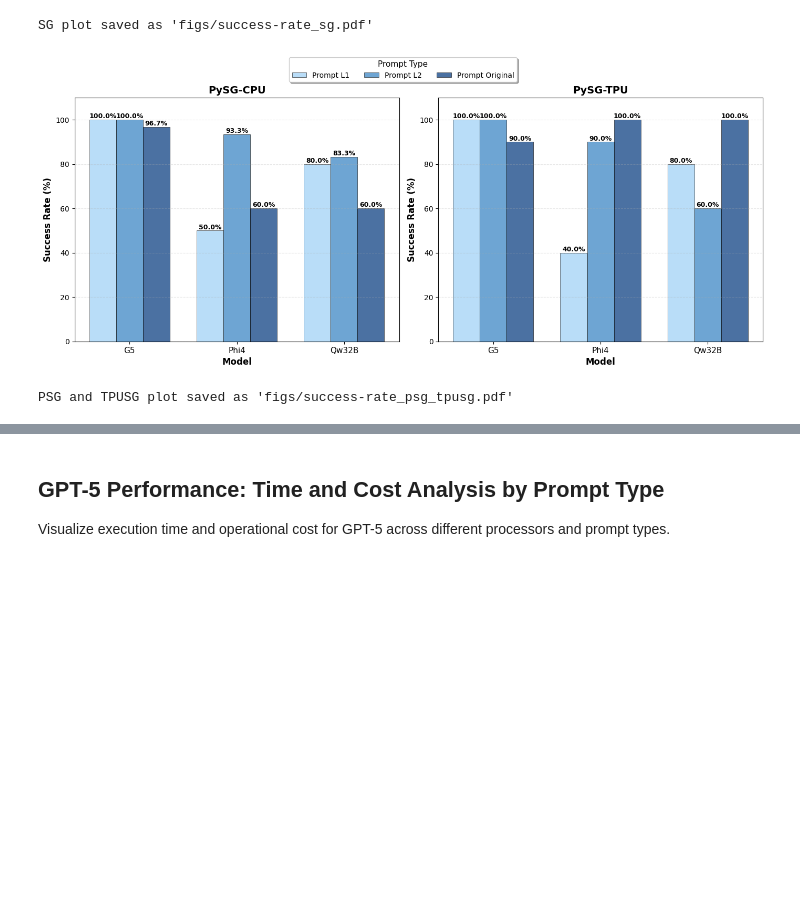
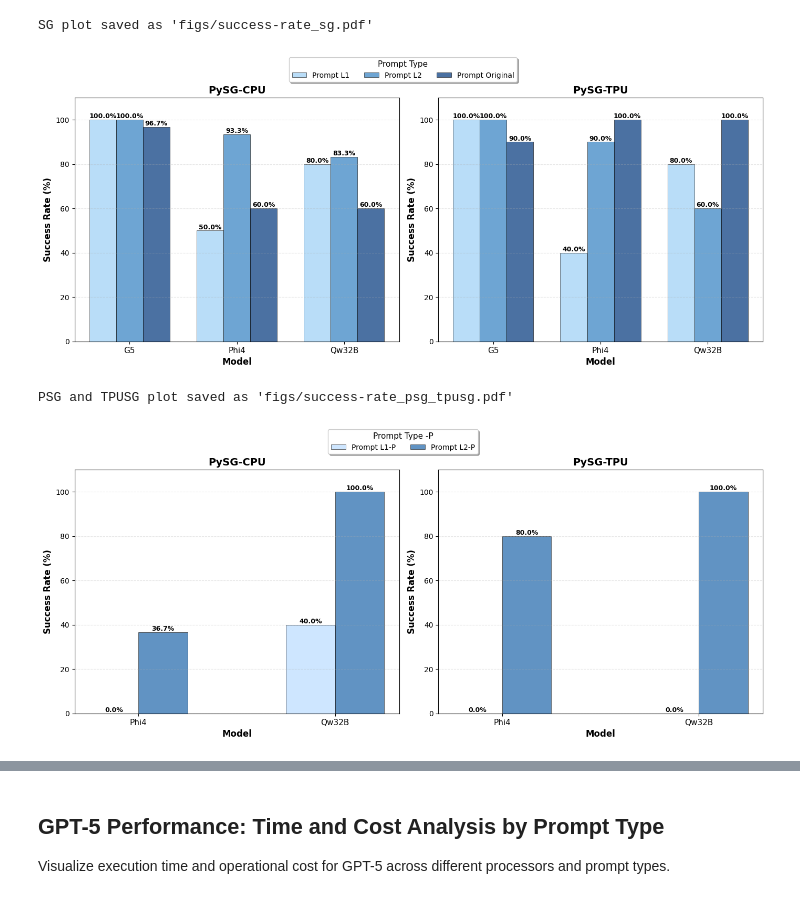
Before and after one commit to noahwo/benchmark-tinyml_llm-2026, a Jupyter notebook: plot-exploration/for-abla/success-rate_ablation.ipynb, the cells around one changed output, grey strips where cells are left out. Drawn from its saved outputs; the diff is of its cells as text; code cells hidden in the pictures; blank space fills up the shorter version.

Commit message:
csv files under plottings are ready, good to plot

```diff
--- a/plot-exploration/for-abla/success-rate_ablation.ipynb
+++ b/plot-exploration/for-abla/success-rate_ablation.ipynb
@@ -23,8 +23,12 @@ PROCESSOR_LABELS = { "dp": "DP",
 PROMPT_TYPE_LABELS = {
     'abla-l1': 'Prompt L1',
     'abla-l2': 'Prompt L2',
-    'original': 'Prompt Original'
+    'original': 'Prompt Original',
+    'abla-1p': 'Prompt L1-P',
+    'abla-2p': 'Prompt L2-P',
 }
 MODEL_ORDER_PREF = list(MODEL_LABELS.keys())
 PROCESSOR_ORDER_PREF = list(PROCESSOR_LABELS.keys())
 TYPE_ORDER_PREF = list(PROMPT_TYPE_LABELS.keys())
+
+print(TYPE_ORDER_PREF)
@@ -119,19 +125,24 @@ success_rates
 # %%
 # Define the order of elements
-prompt_types = ['abla-l1', 'abla-l2', 'original']
+prompt_types_all = TYPE_ORDER_PREF
+prompt_types_base = ['abla-l1', 'abla-l2', 'original']  # apply to all models
+prompt_types_p_only = ['abla-1p', 'abla-2p']            # apply to non-GPT models
 models = ['gpt-5', 'phi4', 'qwen32']
+non_gpt_models = [m for m in models if not m.startswith('gpt')]
 
 # Define colors for each prompt_type (gradient blue: light -> medium -> dark)
 colors = {
     'abla-l1': '#a8d5f7',      # light blue (shallow)
     'abla-l2': '#4a8fc9',      # medium blue
-    'original': '#1e4d8b'      # dark blue (deep)
+    'original': '#1e4d8b',     # dark blue (deep)
+    'abla-1p': '#c2e0ff',      # light blue (shallow)
+    'abla-2p': '#3a78b5',      # medium blue
 }
 
 # Bar width and positions
 bar_width = 0.25
 
-# ============= PLOT 1: SG Processor (GPT-5 Only) =============
+# ============= PLOT 1: SG Processor (GPT-5 Only, base prompts) =============
 fig1, ax1 = plt.subplots(1, 1, figsize=(8, 6))
 
 processor = 'sg'
@@ -146,8 +157,9 @@ data_subset = success_rates[(success_rates['processor'] == processor) &
 x_position = 0
 x_positions_sg = np.array([x_position])
 
-# Plot bars for each prompt_type
-for prompt_idx, prompt_type in enumerate(prompt_types):
+# Plot bars for each base prompt_type
+center_base = (len(prompt_types_base) - 1) / 2
+for prompt_idx, prompt_type in enumerate(prompt_types_base):
     prompt_data = data_subset[data_subset['prompt_type'] == prompt_type]
 
     # Get success rate for GPT-5
@@ -157,7 +169,7 @@ for prompt_idx, prompt_type in enumerate(prompt_types):
         value = 0
 
     # Calculate position for this prompt_type's bar
-    position = x_position + (prompt_idx - 1) * bar_width
+    position = x_position + (prompt_idx - center_base) * bar_width
 
     # Plot bar
     bar = ax.bar(position, value, bar_width, label=PROMPT_TYPE_LABELS[prompt_type],
@@ -185,11 +197,12 @@ plt.show()
 
 print("SG plot saved as 'figs/success-rate_sg.pdf'")
 
-# ============= PLOT 2: PSG and TPUSG with Shared Legend =============
+# ============= PLOT 2: PSG and TPUSG (base prompts) =============
 fig2, axes2 = plt.subplots(1, 2, figsize=(14, 6))
 
 processors_2 = ['psg', 'tpusg']
 x_positions = np.arange(len(models))
+center_base = (len(prompt_types_base) - 1) / 2
 
 # Create each subplot
 for idx, processor in enumerate(processors_2):
@@ -198,8 +211,8 @@ for idx, processor in enumerate(processors_2):
     # Filter data for this processor
     data_subset = success_rates[success_rates['processor'] == processor]
 
-    # Plot bars for each prompt_type
-    for prompt_idx, prompt_type in enumerate(prompt_types):
+    # Plot bars for each base prompt_type
+    for prompt_idx, prompt_type in enumerate(prompt_types_base):
         prompt_data = data_subset[data_subset['prompt_type'] == prompt_type]
 
         # Get success rates for each model in order
@@ -212,7 +225,7 @@ for idx, processor in enumerate(processors_2):
                 values.append(0)
 
         # Calculate positions for this prompt_type's bars
-        positions = x_positions + (prompt_idx - 1) * bar_width
+        positions = x_positions + (prompt_idx - center_base) * bar_width
 
         # Plot bars (only add label for first subplot to avoid duplicate legend entries)
         bars = ax.bar(positions, values, bar_width,
@@ -225,30 +238,85 @@ for idx, processor in enumerate(processors_2):
             ax.text(bar.get_x() + bar.get_width()/2., height,
                    f'{height:.1f}%',
                    ha='center', va='bottom', fontsize=9, fontweight='bold')
 
     # Set labels and title
     ax.set_xlabel('Model', fontsize=12, fontweight='bold')
     ax.set_ylabel('Success Rate (%)', fontsize=12, fontweight='bold')
     ax.set_title(f'{PROCESSOR_LABELS[processor]}', fontsize=14, fontweight='bold')
     ax.set_xticks(x_positions)
     ax.set_xticklabels([MODEL_LABELS[m] for m in models], fontsize=11)
     ax.set_ylim(0, 110)  # Give some space for labels above bars
     ax.grid(axis='y', alpha=0.3, linestyle='--')
 
 # Add a single legend at the top center
 handles, labels = axes2[0].get_legend_handles_labels()
 fig2.legend(handles, labels, title='Prompt Type', loc='upper center',
            bbox_to_anchor=(0.5, 1.02), ncol=3, fontsize=10, title_fontsize=11,
            frameon=True, fancybox=True, shadow=True)
 
 plt.tight_layout()
 plt.subplots_adjust(top=0.88)  # Make room for the legend at the top
 plt.savefig('figs/success-rate_psg_tpusg.pdf', dpi=300, bbox_inches='tight')
 plt.show()
 
 print("PSG and TPUSG plot saved as 'figs/success-rate_psg_tpusg.pdf'")
+
+# ============= PLOT 3: PSG and TPUSG (Prompt P only, non-GPT models) =============
+fig3, axes3 = plt.subplots(1, 2, figsize=(14, 6))
+
+x_positions_p = np.arange(len(non_gpt_models))
+center_p = (len(prompt_types_p_only) - 1) / 2
+
+for idx, processor in enumerate(processors_2):
+    ax = axes3[idx]
+
+    data_subset = success_rates[(success_rates['processor'] == processor) &
+                                 (success_rates['model'].isin(non_gpt_models))]
+
+    for prompt_idx, prompt_type in enumerate(prompt_types_p_only):
+        prompt_data = data_subset[data_subset['prompt_type'] == prompt_type]
+
+        values = []
+        for model in non_gpt_models:
+            model_data = prompt_data[prompt_data['model'] == model]
+            if len(model_data) > 0:
+                values.append(model_data['success_rate'].values[0])
+            else:
+                values.append(0)
+
+        positions = x_positions_p + (prompt_idx - center_p) * bar_width
+        bars = ax.bar(positions, values, bar_width,
+                     label=PROMPT_TYPE_LABELS[prompt_type] if idx == 0 else '',
+                     color=colors[prompt_type], alpha=0.8, edgecolor='black', linewidth=0.5)
+
+        for bar in bars:
+            height = bar.get_height()
+            ax.text(bar.get_x() + bar.get_width()/2., height,
+                   f'{height:.1f}%',
+                   ha='center', va='bottom', fontsize=9, fontweight='bold')
+
+    ax.set_xlabel('Model', fontsize=12, fontweight='bold')
+    ax.set_ylabel('Success Rate (%)', fontsize=12, fontweight='bold')
+    ax.set_title(f'{PROCESSOR_LABELS[processor]}', fontsize=14, fontweight='bold')
+    ax.set_xticks(x_positions_p)
+    ax.set_xticklabels([MODEL_LABELS[m] for m in non_gpt_models], fontsize=11)
+    ax.set_ylim(0, 110)
+    ax.grid(axis='y', alpha=0.3, linestyle='--')
+
+handles_p, labels_p = axes3[0].get_legend_handles_labels()
+fig3.legend(handles_p, labels_p, title='Prompt Type -P', loc='upper center',
+            bbox_to_anchor=(0.5, 1.02), ncol=2, fontsize=10, title_fontsize=11,
+            frameon=True, fancybox=True, shadow=True)
+
+plt.tight_layout()
+plt.subplots_adjust(top=0.88)
+plt.savefig('figs/success-rate_psg_tpusg_promptP.pdf', dpi=300, bbox_inches='tight')
+plt.show()
+
+print("Prompt-P plots saved as 'figs/success-rate_psg_tpusg_promptP.pdf'")
 # %% [output]
 [figure]
 SG plot saved as 'figs/success-rate_sg.pdf'
 [figure]
 PSG and TPUSG plot saved as 'figs/success-rate_psg_tpusg.pdf'
+[figure, added]
```
Also changed, not shown: parts of 7 cells of this notebook, 12 other files.
